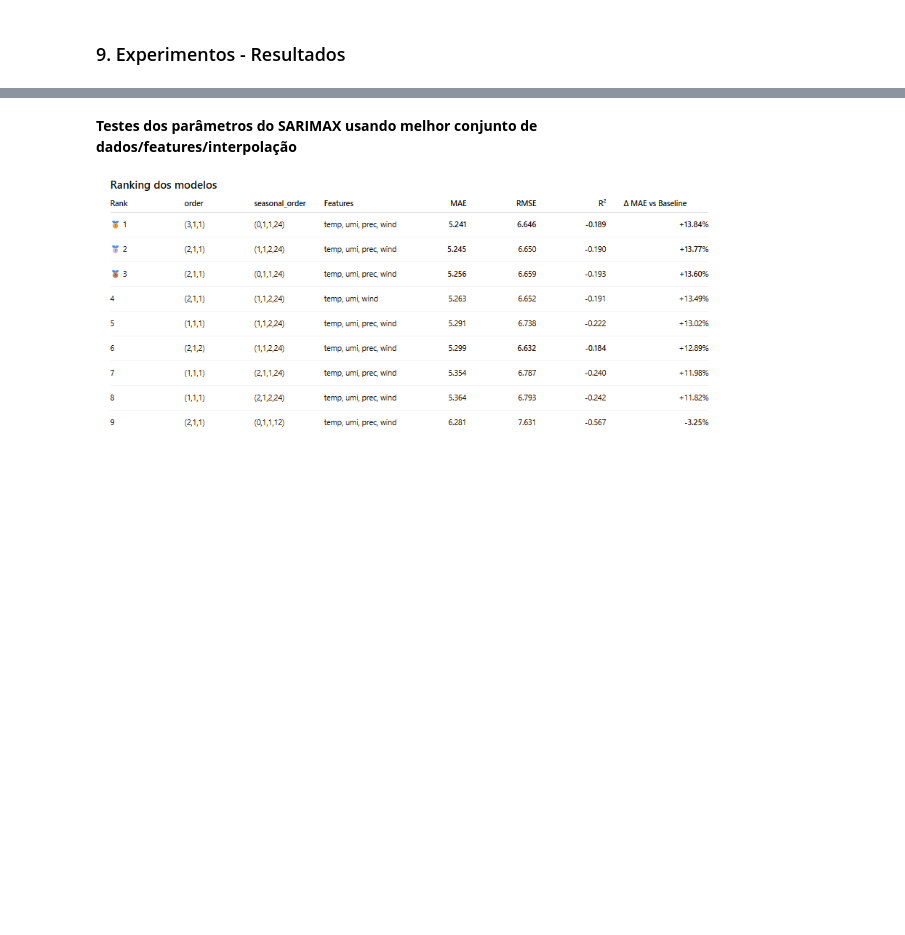
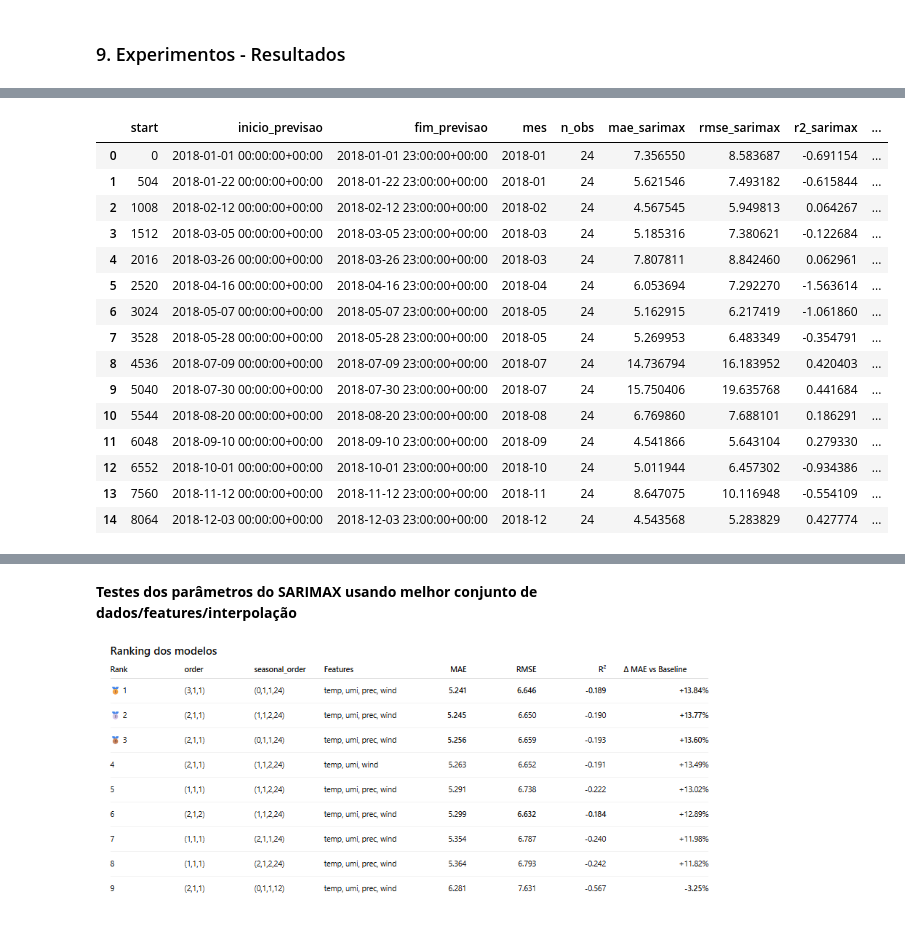
Before and after one commit to izabelcmn/respira_sp, a Jupyter notebook: notebook/izabelcmn_sarimax.ipynb, the cells around one changed output, grey strips where cells are left out. Cells and saved outputs as stored; diff of their text form; code cells hidden in the pictures; blank space fills up the shorter version.

```diff
--- a/notebook/izabelcmn_sarimax.ipynb
+++ b/notebook/izabelcmn_sarimax.ipynb
@@ -1060,0 +1074,21 @@ plt.show()
+# %%
+#abrindo resultados do conjunto de validação
+best_val = pd.read_csv('../results/walk_forward_parcial_temp_umi_prec_wind_101_val.csv')
+best_val
+# %% [output]
+|  | start | inicio_previsao | fim_previsao | mes | n_obs | mae_sarimax | rmse_sarimax | r2_sarimax | ... |
+| 0 | 0 | 2018-01-01 00:00:00+00:00 | 2018-01-01 23:00:00+00:00 | 2018-01 | 24 | 7.356550 | 8.583687 | -0.691154 | ... |
+| 1 | 504 | 2018-01-22 00:00:00+00:00 | 2018-01-22 23:00:00+00:00 | 2018-01 | 24 | 5.621546 | 7.493182 | -0.615844 | ... |
+| 2 | 1008 | 2018-02-12 00:00:00+00:00 | 2018-02-12 23:00:00+00:00 | 2018-02 | 24 | 4.567545 | 5.949813 | 0.064267 | ... |
+| 3 | 1512 | 2018-03-05 00:00:00+00:00 | 2018-03-05 23:00:00+00:00 | 2018-03 | 24 | 5.185316 | 7.380621 | -0.122684 | ... |
+| 4 | 2016 | 2018-03-26 00:00:00+00:00 | 2018-03-26 23:00:00+00:00 | 2018-03 | 24 | 7.807811 | 8.842460 | 0.062961 | ... |
+| 5 | 2520 | 2018-04-16 00:00:00+00:00 | 2018-04-16 23:00:00+00:00 | 2018-04 | 24 | 6.053694 | 7.292270 | -1.563614 | ... |
+| 6 | 3024 | 2018-05-07 00:00:00+00:00 | 2018-05-07 23:00:00+00:00 | 2018-05 | 24 | 5.162915 | 6.217419 | -1.061860 | ... |
+| 7 | 3528 | 2018-05-28 00:00:00+00:00 | 2018-05-28 23:00:00+00:00 | 2018-05 | 24 | 5.269953 | 6.483349 | -0.354791 | ... |
+| 8 | 4536 | 2018-07-09 00:00:00+00:00 | 2018-07-09 23:00:00+00:00 | 2018-07 | 24 | 14.736794 | 16.183952 | 0.420403 | ... |
+| 9 | 5040 | 2018-07-30 00:00:00+00:00 | 2018-07-30 23:00:00+00:00 | 2018-07 | 24 | 15.750406 | 19.635768 | 0.441684 | ... |
+| 10 | 5544 | 2018-08-20 00:00:00+00:00 | 2018-08-20 23:00:00+00:00 | 2018-08 | 24 | 6.769860 | 7.688101 | 0.186291 | ... |
+| 11 | 6048 | 2018-09-10 00:00:00+00:00 | 2018-09-10 23:00:00+00:00 | 2018-09 | 24 | 4.541866 | 5.643104 | 0.279330 | ... |
+| 12 | 6552 | 2018-10-01 00:00:00+00:00 | 2018-10-01 23:00:00+00:00 | 2018-10 | 24 | 5.011944 | 6.457302 | -0.934386 | ... |
+| 13 | 7560 | 2018-11-12 00:00:00+00:00 | 2018-11-12 23:00:00+00:00 | 2018-11 | 24 | 8.647075 | 10.116948 | -0.554109 | ... |
+| 14 | 8064 | 2018-12-03 00:00:00+00:00 | 2018-12-03 23:00:00+00:00 | 2018-12 | 24 | 4.543568 | 5.283829 | 0.427774 | ... |
```
Also changed, not shown: parts of 31 cells of this notebook, 8 other files.
